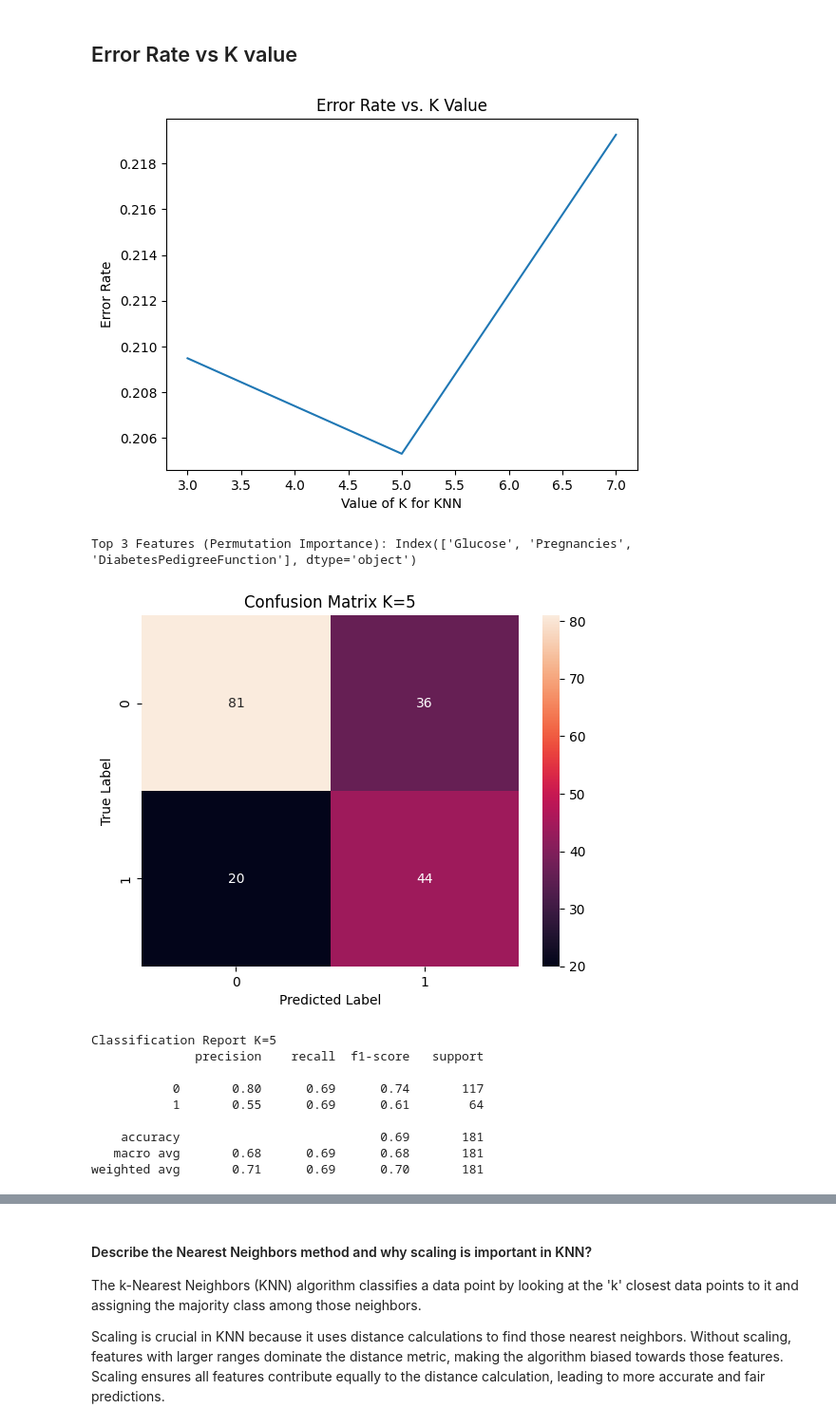
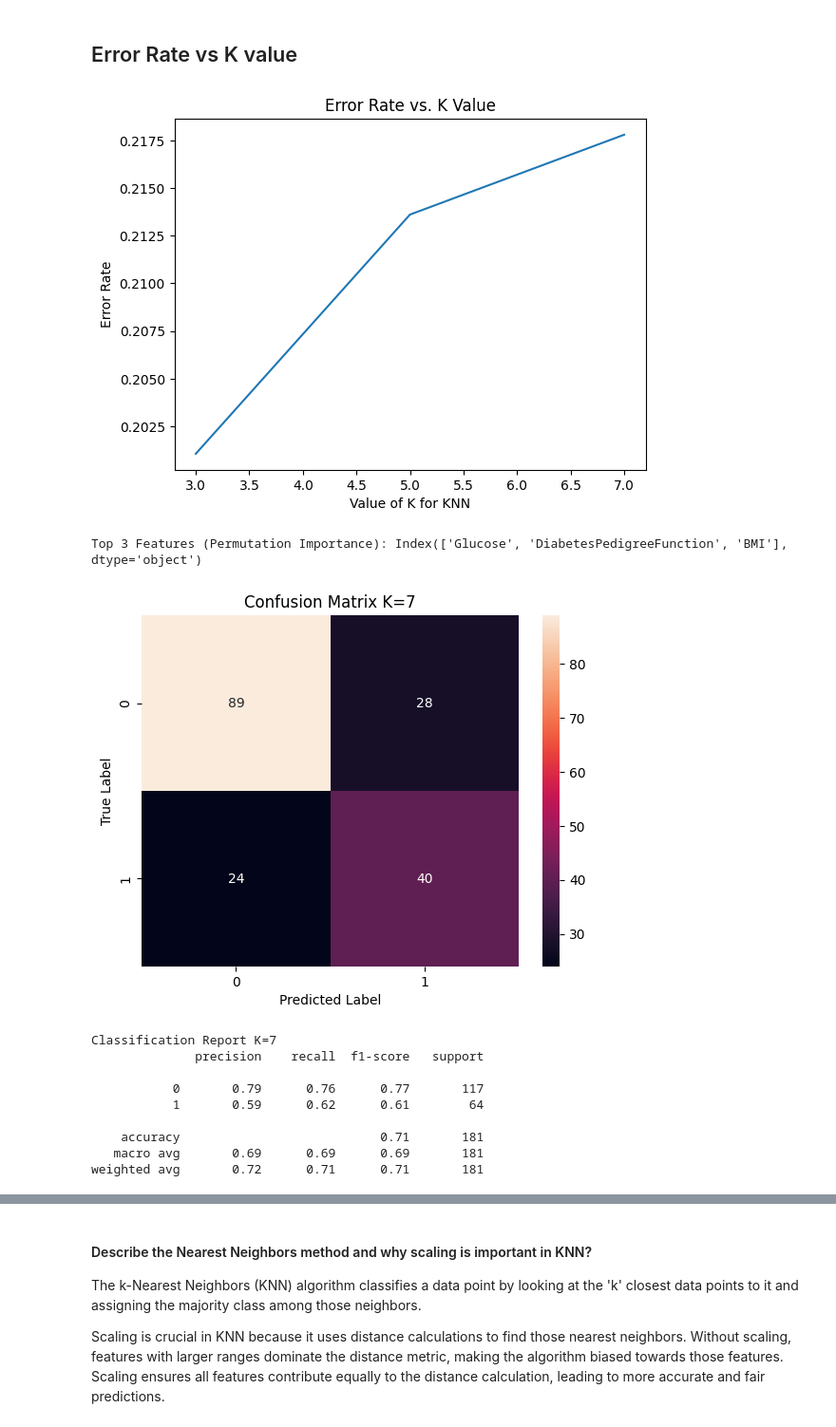
Before and after one commit to vandyG/datascience-pa2, a Jupyter notebook: src/knn.ipynb, the cells around one changed output, grey strips where cells are left out. Shown at 95% size. Saved outputs shown, nothing was run; the diff lists cells and outputs as text; code cells hidden in the pictures.

```diff
--- a/src/knn.ipynb
+++ b/src/knn.ipynb
@@ -163,7 +163,7 @@ from sklearn.impute import IterativeImputer
 # Create a copy of the data for imputation
 data_copy = data.copy()
 # Initialize IterativeImputer with specified parameters
-imputer = IterativeImputer(max_iter=10, random_state=0)
+imputer = IterativeImputer(max_iter=10, random_state=0, min_value=0)
 # Fit the imputer to the data and transform it to fill missing values
 imputed_values = imputer.fit_transform(data_copy)
 # %%
@@ -655,7 +662,7 @@ plt.ylabel("Error Rate")
 plt.title("Error Rate vs. K Value")
 plt.show()
 # %% [output]
-[figure, old version]
+[figure, new version]
 # %%
 from sklearn.inspection import permutation_importance
 
@@ -668,45 +675,45 @@ importance = results.importances_mean
 sorted_idx = importance.argsort()[::-1]  # Indices of features sorted by importance
 top_3_features = X_train_resampled.columns[sorted_idx[:3]]
 
 print("Top 3 Features (Permutation Importance):", top_3_features)
 
 
 X_new = X_train_resampled[top_3_features]  # Select those features
 
-k = 5
+k = 7
 
 # Train the final KNN model on the selected subset of data:
 knn_final = KNeighborsClassifier(n_neighbors=k, p=2, metric="minkowski")
 knn_final.fit(X_new, y_train_resampled)
 
 # Make predictions on the test data
 result = knn_final.predict(X_test[top_3_features])
 
 # Calculate the confusion matrix
 cm = confusion_matrix(y_test, result)
 
 # Create a heatmap of the confusion matrix
 sns.heatmap(cm, annot=True, fmt="d")
 plt.xlabel("Predicted Label")
 plt.ylabel("True Label")
 plt.title(f"Confusion Matrix K={k}")
 plt.show()
 
 # Print the classification report
 print(f"Classification Report K={k}")
 print(classification_report(y_test, result))
 # %% [output]
-Top 3 Features (Permutation Importance): Index(['Glucose', 'Pregnancies', 'DiabetesPedigreeFunction'], dtype='object')
+Top 3 Features (Permutation Importance): Index(['Glucose', 'DiabetesPedigreeFunction', 'BMI'], dtype='object')
-[figure, old version]
+[figure, new version]
-Classification Report K=5
+Classification Report K=7
               precision    recall  f1-score   support
 
-           0       0.80      0.69      0.74       117
-           1       0.55      0.69      0.61        64
+           0       0.79      0.76      0.77       117
+           1       0.59      0.62      0.61        64
 
-    accuracy                           0.69       181
-   macro avg       0.68      0.69      0.68       181
-weighted avg       0.71      0.69      0.70       181
+    accuracy                           0.71       181
+   macro avg       0.69      0.69      0.69       181
+weighted avg       0.72      0.71      0.71       181
 # %%
 X_new
 # %% [output]
```
Also changed, not shown: parts of 18 cells of this notebook.
